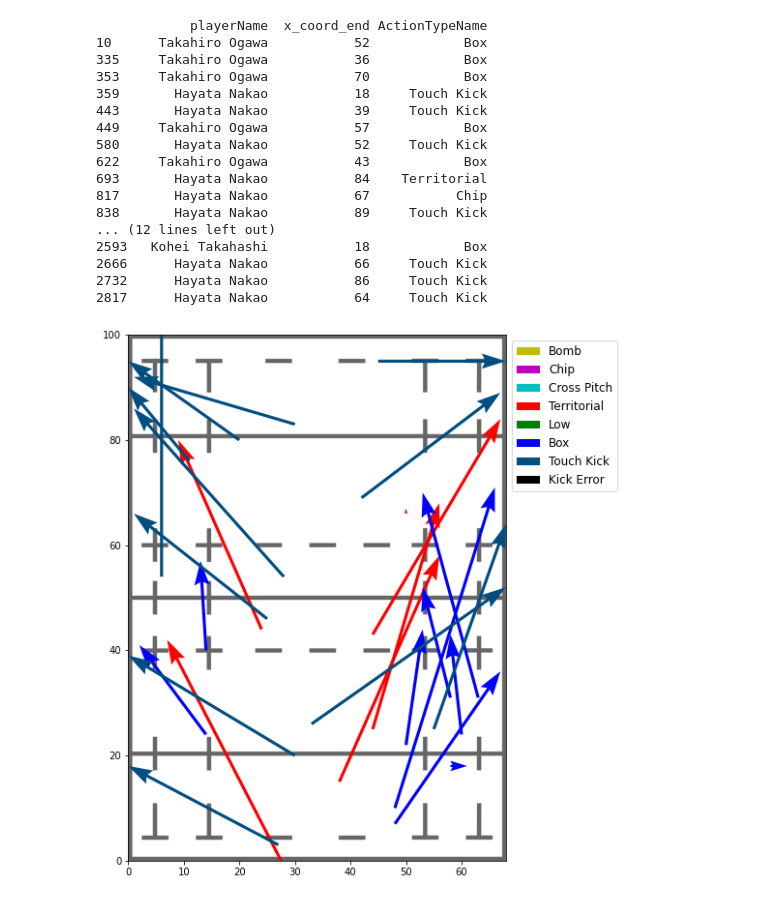
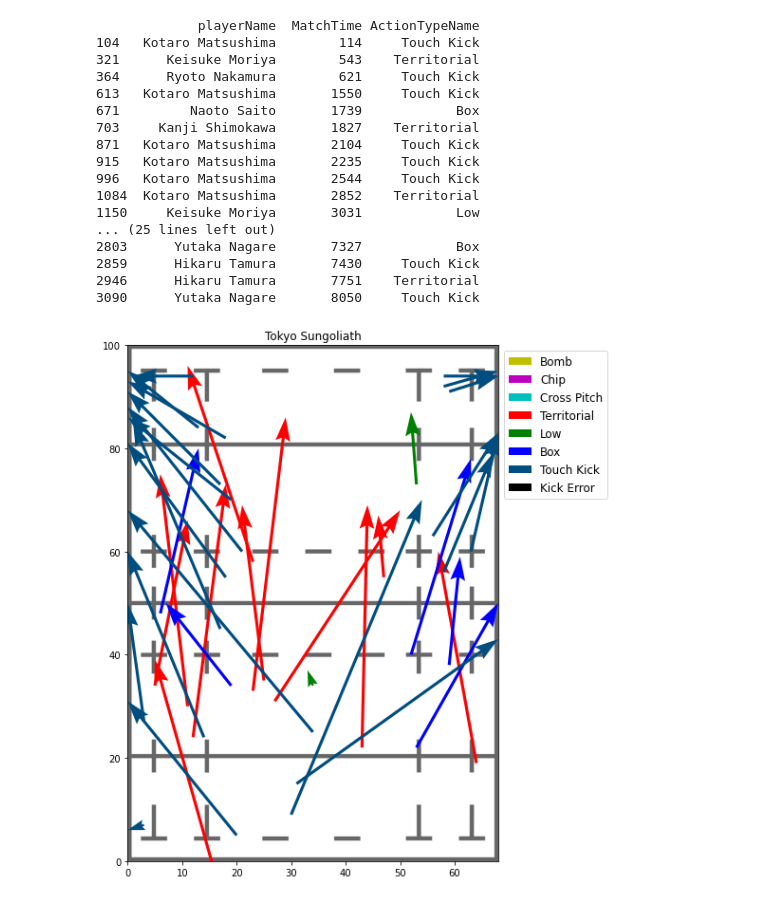
Before and after one commit to Kou-ISK/RugbyHub_Reader, a Jupyter notebook: Rugbyhub_Reader.ipynb, the cells around one changed output. Saved outputs shown, nothing was run; the diff lists cells and outputs as text; code cells hidden in the pictures.

```diff
--- a/Rugbyhub_Reader.ipynb
+++ b/Rugbyhub_Reader.ipynb
@@ -7,13 +7,13 @@ from PIL import Image
 import matplotlib.cm as cm
 import seaborn as sns
 
-TEAMNAME = 'Toshiba Brave Lupus Tokyo'
+TEAMNAME = 'Tokyo Sungoliath'
 
-df = pd.read_csv("/Users/isakakou/Desktop/931097_SUNTvTOSH_BI.csv",encoding='latin1')
+df = pd.read_csv("/Users/isakakou/Desktop/933699_SUNTvNECG_BI.csv",encoding='latin1')
 df.columns
 df[['playerName', 'teamName','x_coord','y_coord','x_coord_end','y_coord_end',
     'actionName','ActionTypeName','ActionResultName','qualifier3Name',
     'qualifier4Name','qualifier5Name','Metres','PlayNum',
     'SetNum','sequence_id','playerpositionName','refereeName','assistantreferee1Name','assistantreferee2Name']]
-print(df[['teamName']])
+print(df)
 # %% [output]
@@ -76,52 +79,53 @@ plt.gcf().subplots_adjust(wspace=4)
 # %%
 #Kickが入力された場合の処理-----
 dfaction = df.loc[(df['teamName'] == TEAMNAME)]
 
 dfaction = dfaction.loc[dfaction['actionName'] == 'Kick']
 kicktypes = ['Bomb', 'Chip', 'Cross Pitch', 'Territorial', 'Low', 'Box', 'Touch Kick','Kick Error']
 kicks =  dfaction.loc[(dfaction['qualifier3Name'] =='Kick in Play') | (dfaction['qualifier3Name'] == 'Kick in Play (Own 22)')]
 
 cl = ['y','m', 'c', 'r', 'g', 'b', (0,0.3,0.5), (0,0,0)]
 fig = plt.figure(figsize=(7, 10))
 ax = fig.add_subplot(1, 1,1)
 plt.xlim(0, 68)
 plt.ylim(0,100)
 
-print(dfaction[['playerName','x_coord_end','ActionTypeName']])
+print(dfaction[['playerName','MatchTime','ActionTypeName']])
 for i in range(len(kicktypes)):
     plts = dfaction.loc[dfaction['ActionTypeName']== kicktypes[i]]
     plt.quiver(plts['y_coord'], plts["x_coord"], (plts['y_coord_end']-plts['y_coord']), (plts["x_coord_end"]-plts['x_coord']), angles="xy", scale_units='xy',label= kicktypes[i], color = cl[i], scale=1,width=0.008, headwidth=5, headlength = 8, headaxislength = 7, pivot='tail')
 #Kickの処理ここまで------
 
 #背景画像の設定
 fig.patch.set_facecolor('white')
 im = Image.open(os.getcwd()+"/Resources/FIELD_image.jpeg")
 xlim = ax.get_xlim()
 ylim = ax.get_ylim()
 plt.imshow(im, extent=[*xlim, *ylim], aspect='auto', alpha=0.6)
 
 #ラベルの表示
 lgd = plt.legend(loc='upper left', bbox_to_anchor=(1, 1), fontsize = 12)
+plt.title(TEAMNAME)
 plt.gcf().subplots_adjust(wspace=4)
 # %% [output]
-            playerName  x_coord_end ActionTypeName
-10      Takahiro Ogawa           52            Box
-335     Takahiro Ogawa           36            Box
-353     Takahiro Ogawa           70            Box
-359       Hayata Nakao           18     Touch Kick
-443       Hayata Nakao           39     Touch Kick
-449     Takahiro Ogawa           57            Box
-580       Hayata Nakao           52     Touch Kick
-622     Takahiro Ogawa           43            Box
-693       Hayata Nakao           84    Territorial
-817       Hayata Nakao           67           Chip
-838       Hayata Nakao           89     Touch Kick
-... (12 lines left out)
-2593   Kohei Takahashi           18            Box
-2666      Hayata Nakao           66     Touch Kick
-2732      Hayata Nakao           86     Touch Kick
-2817      Hayata Nakao           64     Touch Kick
+             playerName  MatchTime ActionTypeName
+104   Kotaro Matsushima        114     Touch Kick
+321      Keisuke Moriya        543    Territorial
+364      Ryoto Nakamura        621     Touch Kick
+613   Kotaro Matsushima       1550     Touch Kick
+671         Naoto Saito       1739            Box
+703     Kanji Shimokawa       1827    Territorial
+871   Kotaro Matsushima       2104     Touch Kick
+915   Kotaro Matsushima       2235     Touch Kick
+996   Kotaro Matsushima       2544     Touch Kick
+1084  Kotaro Matsushima       2852    Territorial
+1150     Keisuke Moriya       3031            Low
+... (25 lines left out)
+2803      Yutaka Nagare       7327            Box
+2859      Hikaru Tamura       7430     Touch Kick
+2946      Hikaru Tamura       7751    Territorial
+3090      Yutaka Nagare       8050     Touch Kick
-[figure, old version]
+[figure, new version]
 # %%
 dfaction = df.loc[(df['teamName'] == TEAMNAME)]
 dfaction = dfaction.loc[dfaction['actionName'] == 'Tackle']
```
Also changed, not shown: parts of 5 cells of this notebook, 2 other files.
